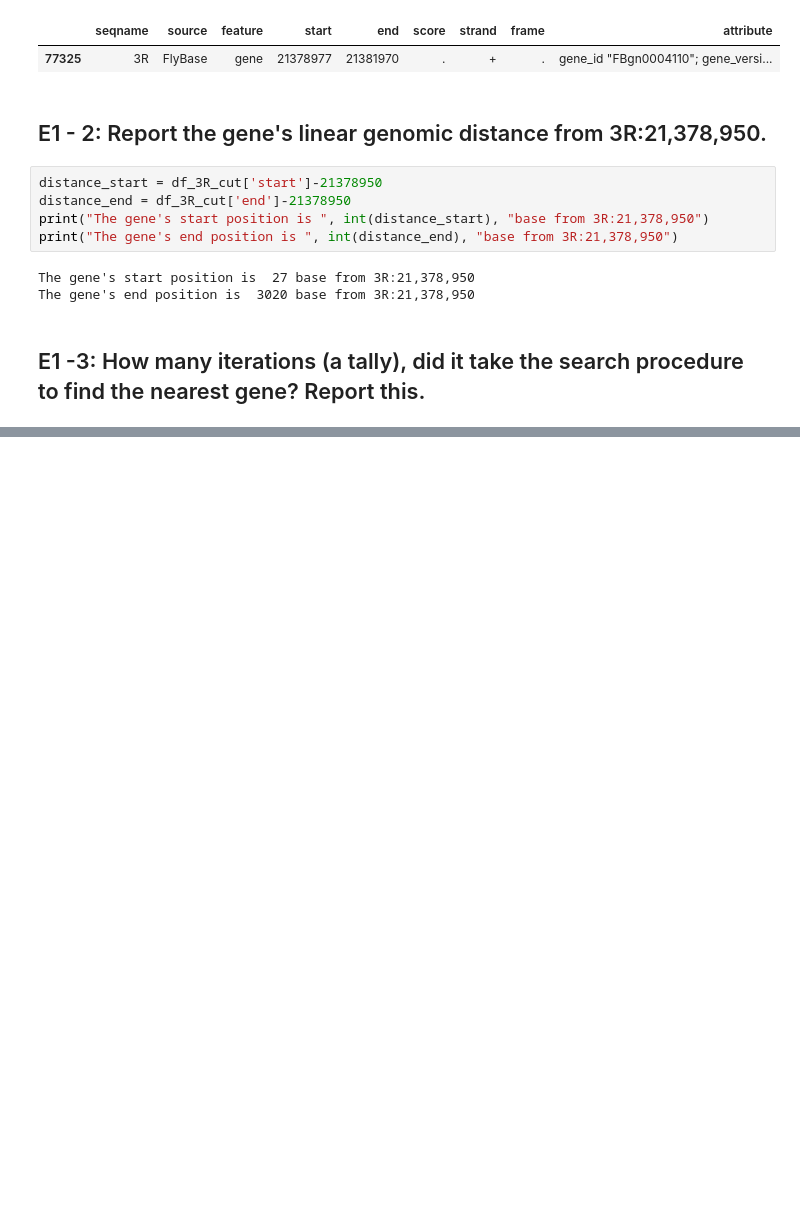
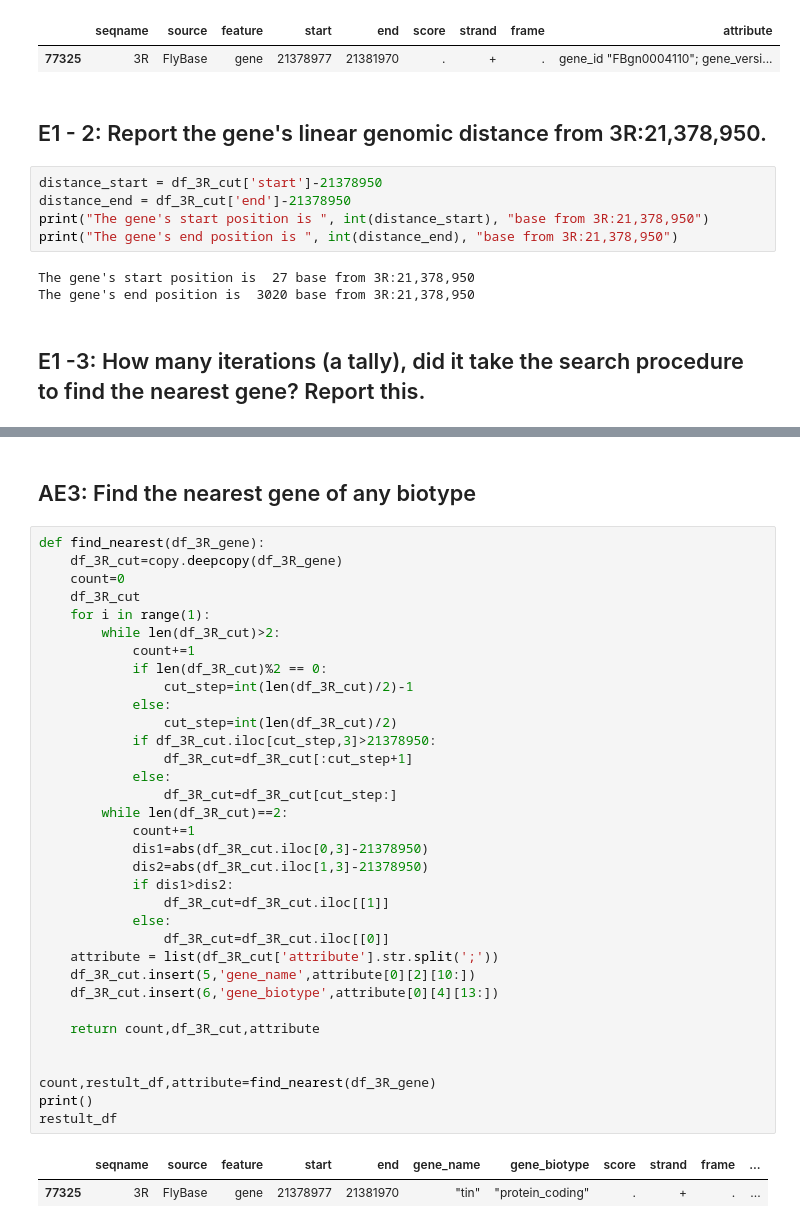
Before and after one commit to XiangningChen98/qbb2020-answers, a Jupyter notebook: day4-lunch/day4-lunch.ipynb, the cells around one changed output, grey strips where cells are left out. Cells and saved outputs as stored; diff of their text form; blank space fills up the shorter version.

```diff
--- a/day4-lunch/day4-lunch.ipynb
+++ b/day4-lunch/day4-lunch.ipynb
@@ -105,0 +181,39 @@ It takes 11 times to get the result.
+# %% [markdown]
+## AE3: Find the nearest gene of any biotype
+# %%
+def find_nearest(df_3R_gene):
+    df_3R_cut=copy.deepcopy(df_3R_gene)
+    count=0
+    df_3R_cut
+    for i in range(1):
+        while len(df_3R_cut)>2:
+            count+=1
+            if len(df_3R_cut)%2 == 0:
+                cut_step=int(len(df_3R_cut)/2)-1
+            else:
+                cut_step=int(len(df_3R_cut)/2)
+            if df_3R_cut.iloc[cut_step,3]>21378950:
+                df_3R_cut=df_3R_cut[:cut_step+1]
+            else:
+                df_3R_cut=df_3R_cut[cut_step:]
+        while len(df_3R_cut)==2:
+            count+=1
+            dis1=abs(df_3R_cut.iloc[0,3]-21378950)
+            dis2=abs(df_3R_cut.iloc[1,3]-21378950)
+            if dis1>dis2:
+                df_3R_cut=df_3R_cut.iloc[[1]]
+            else:
+                df_3R_cut=df_3R_cut.iloc[[0]]
+    attribute = list(df_3R_cut['attribute'].str.split(';'))
+    df_3R_cut.insert(5,'gene_name',attribute[0][2][10:])
+    df_3R_cut.insert(6,'gene_biotype',attribute[0][4][13:])
+
+    return count,df_3R_cut,attribute
+
+
+count,restult_df,attribute=find_nearest(df_3R_gene)
+print()
+restult_df
+# %% [output]
+|  | seqname | source | feature | start | end | gene_name | gene_biotype | score | strand | frame | ... |
+| 77325 | 3R | FlyBase | gene | 21378977 | 21381970 | "tin" | "protein_coding" | . | + | . | ... |
```
Also changed, not shown: parts of 13 cells of this notebook.
